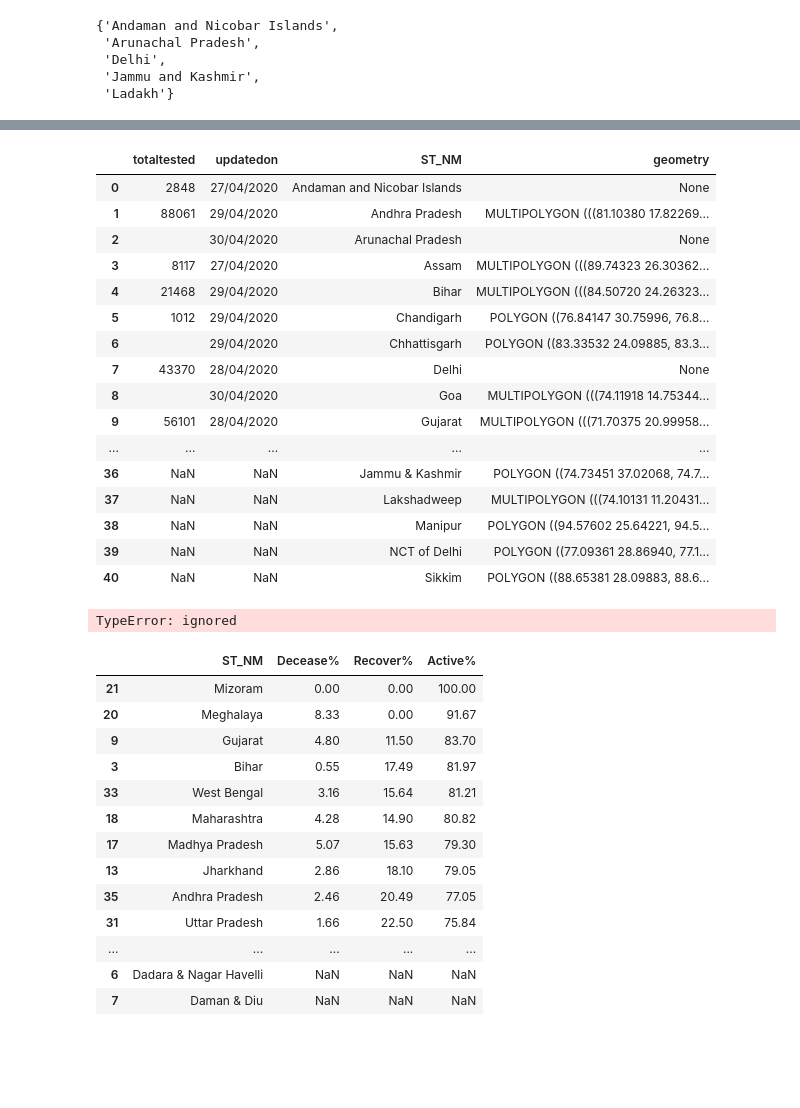
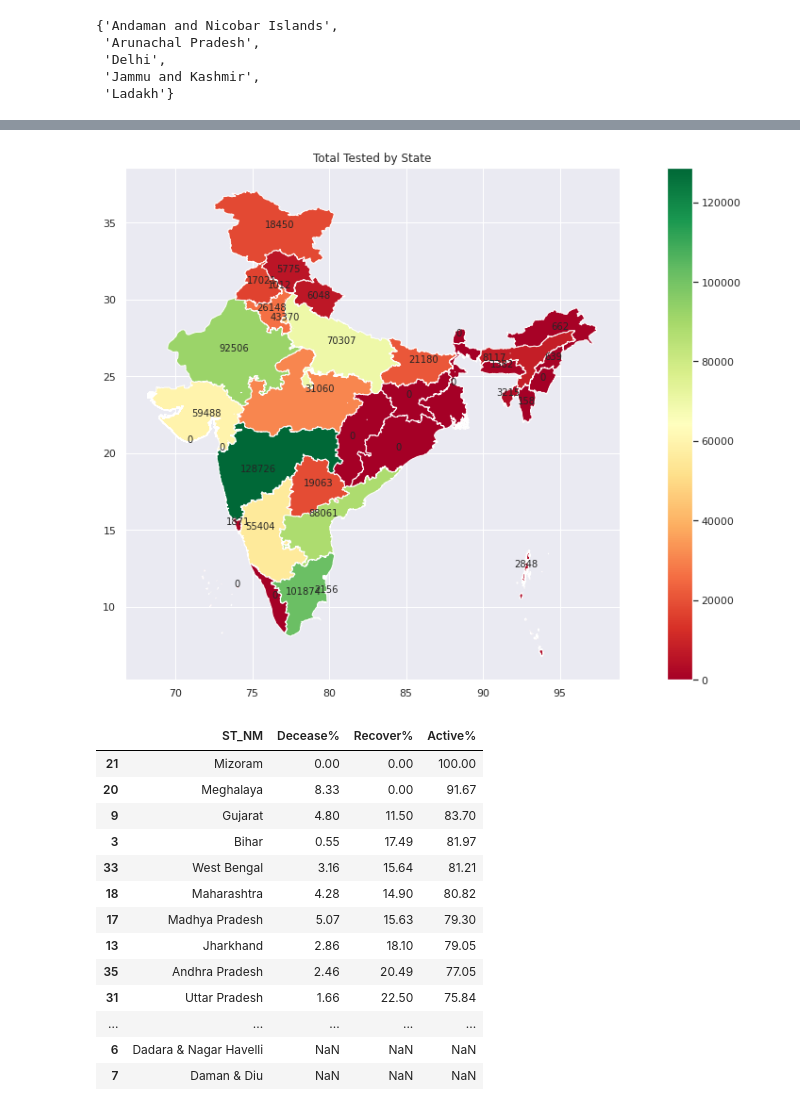
Before and after one commit to phanikiran99/kaggle, a Jupyter notebook: EDA_Covid19India.ipynb, the cells around one changed output, grey strips where cells are left out. Cells and saved outputs as stored; diff of their text form; code cells hidden in the pictures; blank space fills up the shorter version.

```diff
--- a/EDA_Covid19India.ipynb
+++ b/EDA_Covid19India.ipynb
@@ -419,34 +350,25 @@ for col in testGeo:
     testGeo[col] = testGeo.apply(lambda x:  int(x))
   except:
     pass
-# %%
-testGeo[['totaltested','updatedon','ST_NM','geometry']]
-# %% [output]
-|  | totaltested | updatedon | ST_NM | geometry |
-| 0 | 2848 | 27/04/2020 | Andaman and Nicobar Islands | None |
-| 1 | 88061 | 29/04/2020 | Andhra Pradesh | MULTIPOLYGON (((81.10380 17.82269... |
-| 2 |  | 30/04/2020 | Arunachal Pradesh | None |
-| 3 | 8117 | 27/04/2020 | Assam | MULTIPOLYGON (((89.74323 26.30362... |
-| 4 | 21468 | 29/04/2020 | Bihar | MULTIPOLYGON (((84.50720 24.26323... |
-| 5 | 1012 | 29/04/2020 | Chandigarh | POLYGON ((76.84147 30.75996, 76.8... |
-| 6 |  | 29/04/2020 | Chhattisgarh | POLYGON ((83.33532 24.09885, 83.3... |
-| 7 | 43370 | 28/04/2020 | Delhi | None |
-| 8 |  | 30/04/2020 | Goa | MULTIPOLYGON (((74.11918 14.75344... |
-| 9 | 56101 | 28/04/2020 | Gujarat | MULTIPOLYGON (((71.70375 20.99958... |
-| ... | ... | ... | ... | ... |
-| 36 | NaN | NaN | Jammu & Kashmir | POLYGON ((74.73451 37.02068, 74.7... |
-| 37 | NaN | NaN | Lakshadweep | MULTIPOLYGON (((74.10131 11.20431... |
-| 38 | NaN | NaN | Manipur | POLYGON ((94.57602 25.64221, 94.5... |
-| 39 | NaN | NaN | NCT of Delhi | POLYGON ((77.09361 28.86940, 77.1... |
-| 40 | NaN | NaN | Sikkim | POLYGON ((88.65381 28.09883, 88.6... |
+# %%
+cols = ['positive', 'ST_NM', 'testpositivityrate', 'testspermillion',
+       'totaltested', 'updatedon']
+testGeo[cols] = testGeo[cols].fillna(0)
+# %%
+testGeo['totaltested'] =testGeo['totaltested'].apply(lambda x:int(x))
+# %%
+testGeo = testGeo.drop(36)
+# %%
+testGeo['coords'] = testGeo['geometry'].apply(lambda x: x.representative_point().coords[:])
+testGeo['coords'] = [coords[0] for coords in testGeo['coords']]
 # %%
 testGeo.plot(figsize=(18,10), column='totaltested', legend=True,cmap='RdYlGn');
-# for idx, row in testGeo.iterrows():
-#     plt.annotate(s=row['totaltested'].apply(int),xy=row['coords'], horizontalalignment='center')
+for idx, row in testGeo.iterrows():
+    plt.annotate(s=row['totaltested'],xy=row['coords'], horizontalalignment='center')
 
 plt.title('Total Tested by State');
 # %% [output]
-TypeError: ignored
+[figure, added]
 # %%
 geoFullData[['ST_NM', 'Decease%', 'Recover%', 'Active%']].sort_values(by='Active%', ascending=False)
 # %% [output]
```
Also changed, not shown: parts of 22 cells of this notebook.
